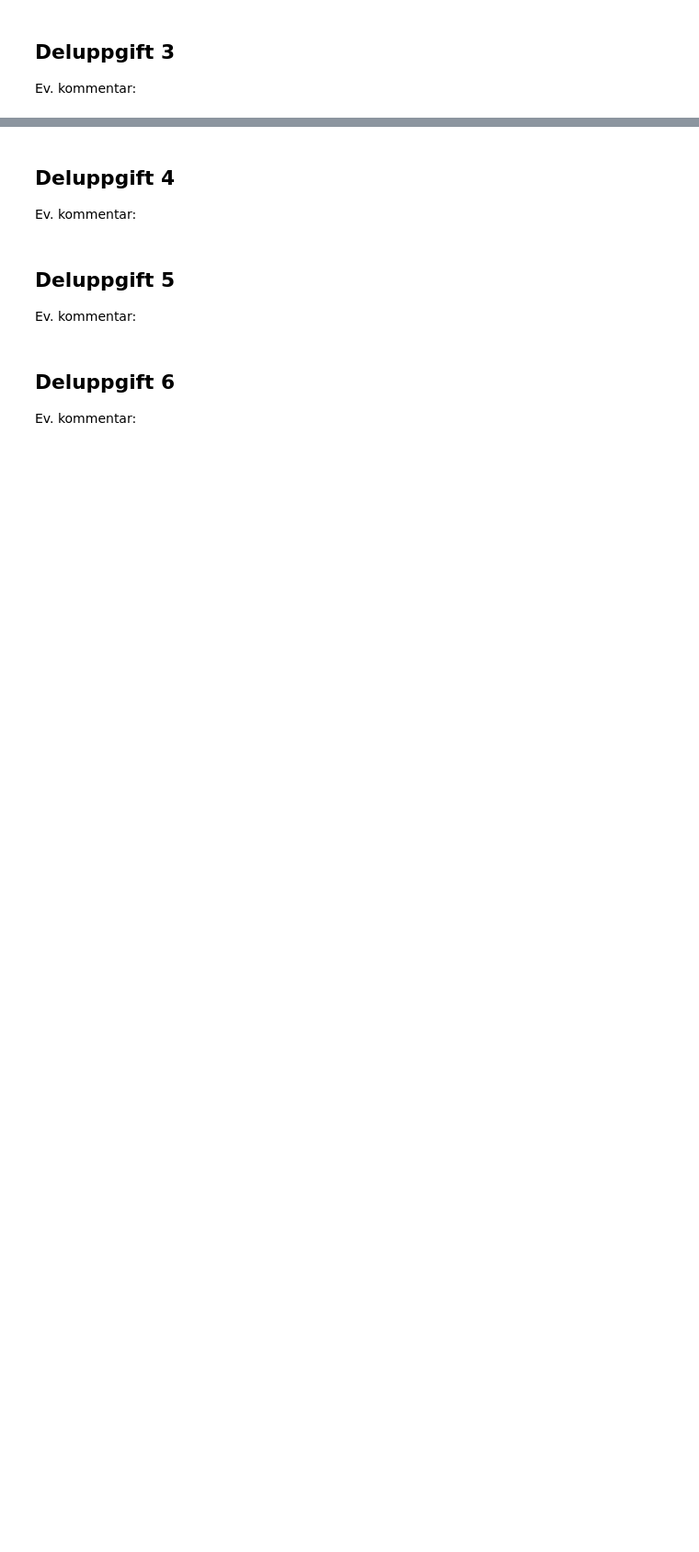
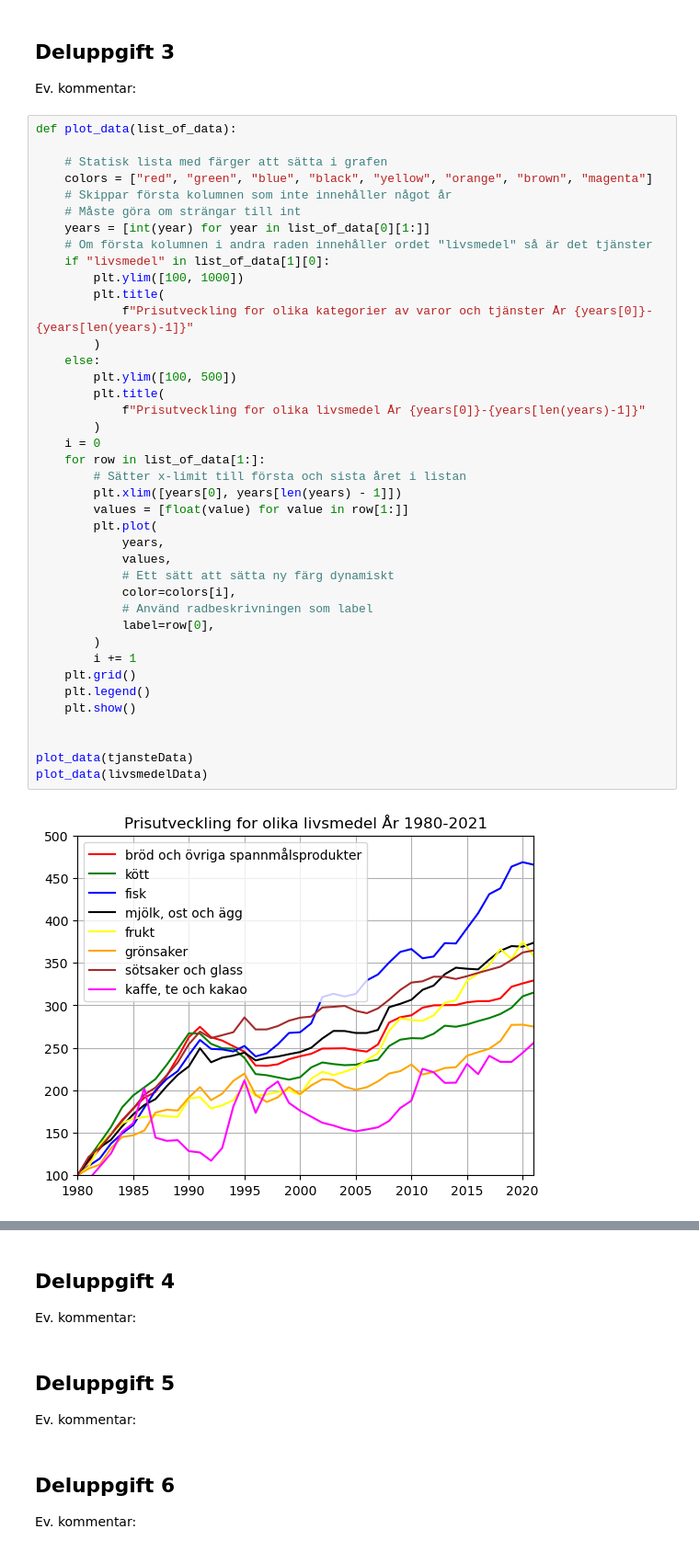
Before and after one commit to LarsCJensen/PythonHB, a Jupyter notebook: Svarsfil_inluppg_1122_A237TG.ipynb, the cells around one changed output, grey strips where cells are left out. Shown at 92% size. Cells and saved outputs as stored; diff of their text form; blank space fills up the shorter version.

```diff
--- a/Svarsfil_inluppg_1122_A237TG.ipynb
+++ b/Svarsfil_inluppg_1122_A237TG.ipynb
@@ -44,3 +120,45 @@ TypeError: unhashable type: 'list'
 # %% [markdown]
 ## Deluppgift 3
 Ev. kommentar:
+# %%
+def plot_data(list_of_data):
+
+    # Statisk lista med färger att sätta i grafen
+    colors = ["red", "green", "blue", "black", "yellow", "orange", "brown", "magenta"]
+    # Skippar första kolumnen som inte innehåller något år
+    # Måste göra om strängar till int
+    years = [int(year) for year in list_of_data[0][1:]]
+    # Om första kolumnen i andra raden innehåller ordet "livsmedel" så är det tjänster
+    if "livsmedel" in list_of_data[1][0]:
+        plt.ylim([100, 1000])
+        plt.title(
+            f"Prisutveckling for olika kategorier av varor och tjänster År {years[0]}-{years[len(years)-1]}"
+        )
+    else:
+        plt.ylim([100, 500])
+        plt.title(
+            f"Prisutveckling for olika livsmedel År {years[0]}-{years[len(years)-1]}"
+        )
+    i = 0
+    for row in list_of_data[1:]:
+        # Sätter x-limit till första och sista året i listan
+        plt.xlim([years[0], years[len(years) - 1]])
+        values = [float(value) for value in row[1:]]
+        plt.plot(
+            years,
+            values,
+            # Ett sätt att sätta ny färg dynamiskt
+            color=colors[i],
+            # Använd radbeskrivningen som label
+            label=row[0],
+        )
+        i += 1
+    plt.grid()
+    plt.legend()
+    plt.show()
+
+
+plot_data(tjansteData)
+plot_data(livsmedelData)
+# %% [output]
+[figure, added]
```
Also changed, not shown: parts of 3 cells of this notebook, 1 other file.
